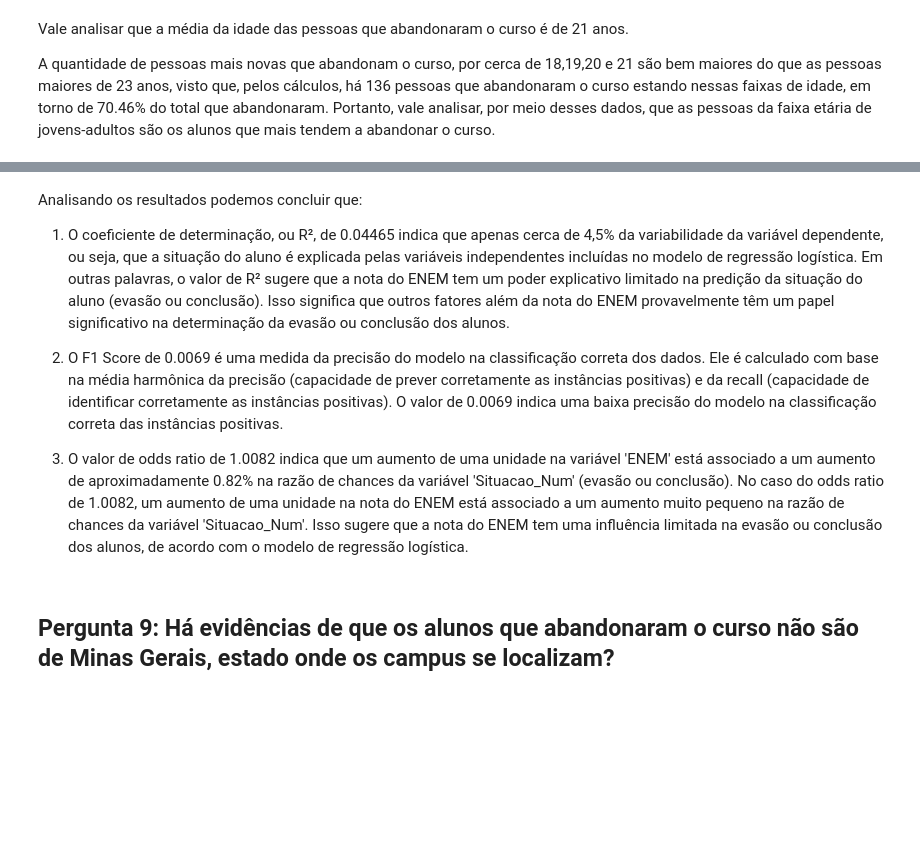
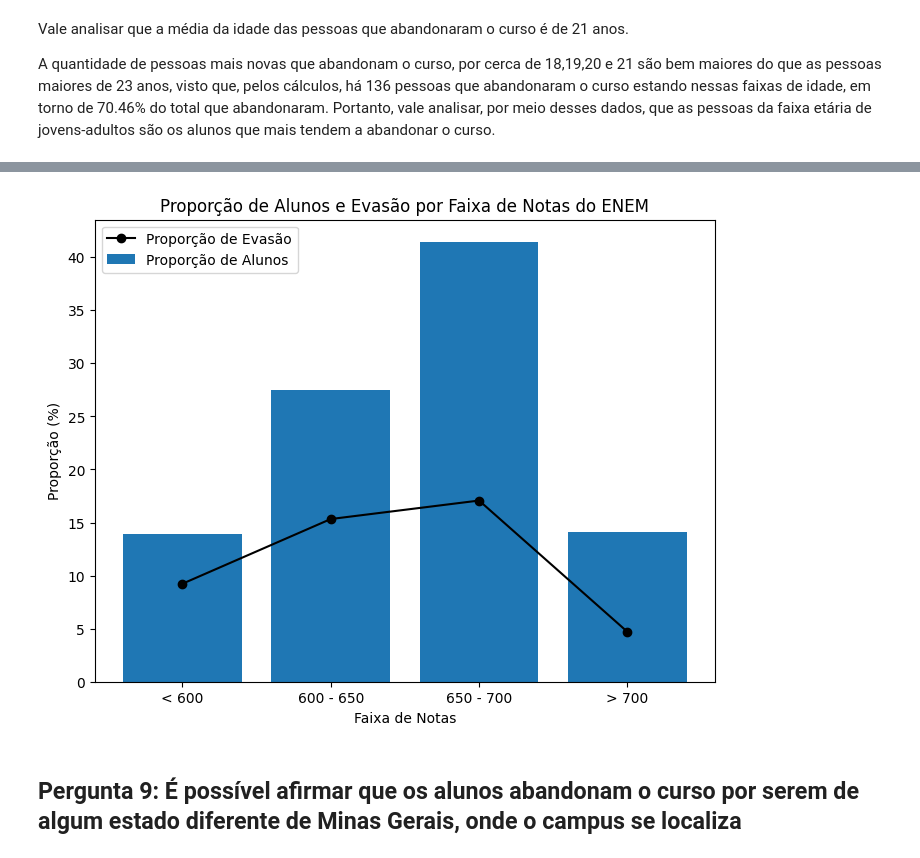
Before and after one commit to ThulioSilva13/ProjetoCienciaDeDados, a Jupyter notebook: NotebookTP/TPDados.ipynb, the cells around one changed output, grey strips where cells are left out. Saved outputs shown, nothing was run; the diff lists cells and outputs as text; code cells hidden in the pictures; blank space fills up the shorter version.

```diff
--- a/NotebookTP/TPDados.ipynb
+++ b/NotebookTP/TPDados.ipynb
@@ -33,6 +26,9 @@ import seaborn as sns
 # %% [markdown]
 ## **Leitura dos dados**
 # %%
-dados = pd.read_csv('./dadosEstudantesUFV.csv')
+# dados = pd.read_csv('/content/drive/MyDrive/CienciaDeDados/dadosEstudantesUFV.csv', header = 0)
+# dados
+
+dados = read_ods('dados1.ods')
 dados
 # %% [output]
@@ -218,3 +205,4 @@ dtypes: float64(4), int64(2), object(12)
 memory usage: 3.5+ MB
 # %%
-dados = df_filtro[(df_filtro['Curso'] == 'CAF - Ciência da Computação') | (df_filtro['Curso'] == 'CAV - Ciência da Computação') | (df_filtro['Curso'] == 'CRP - Sistemas de Informação - Integral') | (df_filtro['Curso'] == 'CRP - Sistemas de Informação - Noturno')]
+dados = df[(df['Curso'] == 'CAF - Ciência da Computação') | (df['Curso'] == 'CAV - Ciência da Computação') | (df['Curso'] == 'C - Ciência da Computação')]
+dados
@@ -636,11 +639,40 @@ Odds Ratio: 1.0082
-# %% [markdown]
-Analisando os resultados podemos concluir que:
-
-1. O coeficiente de determinação, ou R², de 0.04465 indica que apenas cerca de 4,5% da variabilidade da variável dependente, ou seja, que a situação do aluno é explicada pelas variáveis independentes incluídas no modelo de regressão logística. Em outras palavras, o valor de R² sugere que a nota do ENEM  tem um poder explicativo limitado na predição da situação do aluno (evasão ou conclusão). Isso significa que outros fatores além da nota do ENEM provavelmente têm um papel significativo na determinação da evasão ou conclusão dos alunos.
-
-2. O F1 Score de 0.0069 é uma medida da precisão do modelo na classificação correta dos dados. Ele é calculado com base na média harmônica da precisão (capacidade de prever corretamente as instâncias positivas) e da recall (capacidade de identificar corretamente as instâncias positivas). O valor de 0.0069 indica uma baixa precisão do modelo na classificação correta das instâncias positivas.
-
-3. O valor de odds ratio de 1.0082 indica que um aumento de uma unidade na variável 'ENEM' está associado a um aumento de aproximadamente 0.82% na razão de chances da variável 'Situacao_Num' (evasão ou conclusão). No caso do odds ratio de 1.0082, um aumento de uma unidade na nota do ENEM está associado a um aumento muito pequeno na razão de chances da variável 'Situacao_Num'. Isso sugere que a nota do ENEM tem uma influência limitada na evasão ou conclusão dos alunos, de acordo com o modelo de regressão logística.
+# %%
+evasao = df_cdc[(df_cdc['Situacao_Aluno_Agrupada'] == 'Evasão')]
+notaMenor600 = df_cdc[df_cdc['ENEM'] < '600']
+nota600e650 = df_cdc[(df_cdc['ENEM'] >= '600') & (df_cdc['ENEM'] < '650')]
+nota650e700 = df_cdc[(df_cdc['ENEM'] >= '650') & (df_cdc['ENEM'] < '700')]
+notaMaior700 = df_cdc[df_cdc['ENEM'] > '700']
+
+evasaoNotaMenor600 = evasao[evasao['ENEM'] < '600']
+evasaoNota600e650 = evasao[(evasao['ENEM'] >= '600') & (evasao['ENEM'] < '650')]
+evasaoNota650e700 = evasao[(evasao['ENEM'] >= '650') & (evasao['ENEM'] < '700')]
+evasaoNotaMaior700 = evasao[evasao['ENEM'] > '700']
+
+total_alunos = len(df_cdc)
+prop_nota_menor_600 = len(notaMenor600) / total_alunos * 100
+prop_nota_600_650 = len(nota600e650) / total_alunos * 100
+prop_nota_650_700 = len(nota650e700) / total_alunos * 100
+prop_nota_maior_700 = len(notaMaior700) / total_alunos * 100
+prop_evasao_nota_menor_600 = len(evasaoNotaMenor600) / total_alunos * 100
+prop_evasao_nota_600_650 = len(evasaoNota600e650) / total_alunos * 100
+prop_evasao_nota_650_700 = len(evasaoNota650e700) / total_alunos * 100
+prop_evasao_nota_maior_700 = len(evasaoNotaMaior700) / total_alunos * 100
+
+data = {'Faixa de Notas': ['< 600', '600 - 650', '650 - 700', '> 700'],
+        'Proporção (%)': [prop_nota_menor_600, prop_nota_600_650, prop_nota_650_700, prop_nota_maior_700],
+        'Proporção de Evasão (%)': [prop_evasao_nota_menor_600, prop_evasao_nota_600_650, prop_evasao_nota_650_700, prop_evasao_nota_maior_700]}
+df_prop = pd.DataFrame(data)
+
+plt.figure(figsize=(8, 6))
+plt.bar(df_prop['Faixa de Notas'], df_prop['Proporção (%)'], label='Proporção de Alunos')
+plt.plot(df_prop['Faixa de Notas'], df_prop['Proporção de Evasão (%)'], color='black', marker='o', label='Proporção de Evasão')
+plt.xlabel('Faixa de Notas')
+plt.ylabel('Proporção (%)')
+plt.title('Proporção de Alunos e Evasão por Faixa de Notas do ENEM')
+plt.legend()
+plt.show()
+# %% [output]
+[figure, added]
 # %% [markdown]
-## **Pergunta 9**: Há evidências de que os alunos que abandonaram o curso não são de Minas Gerais, estado onde os campus se localizam?
+## **Pergunta 9**: É possível afirmar que os alunos abandonam o curso por serem de algum estado diferente de Minas Gerais, onde o campus se localiza
 # %%
```
Also changed, not shown: parts of 79 cells of this notebook.
